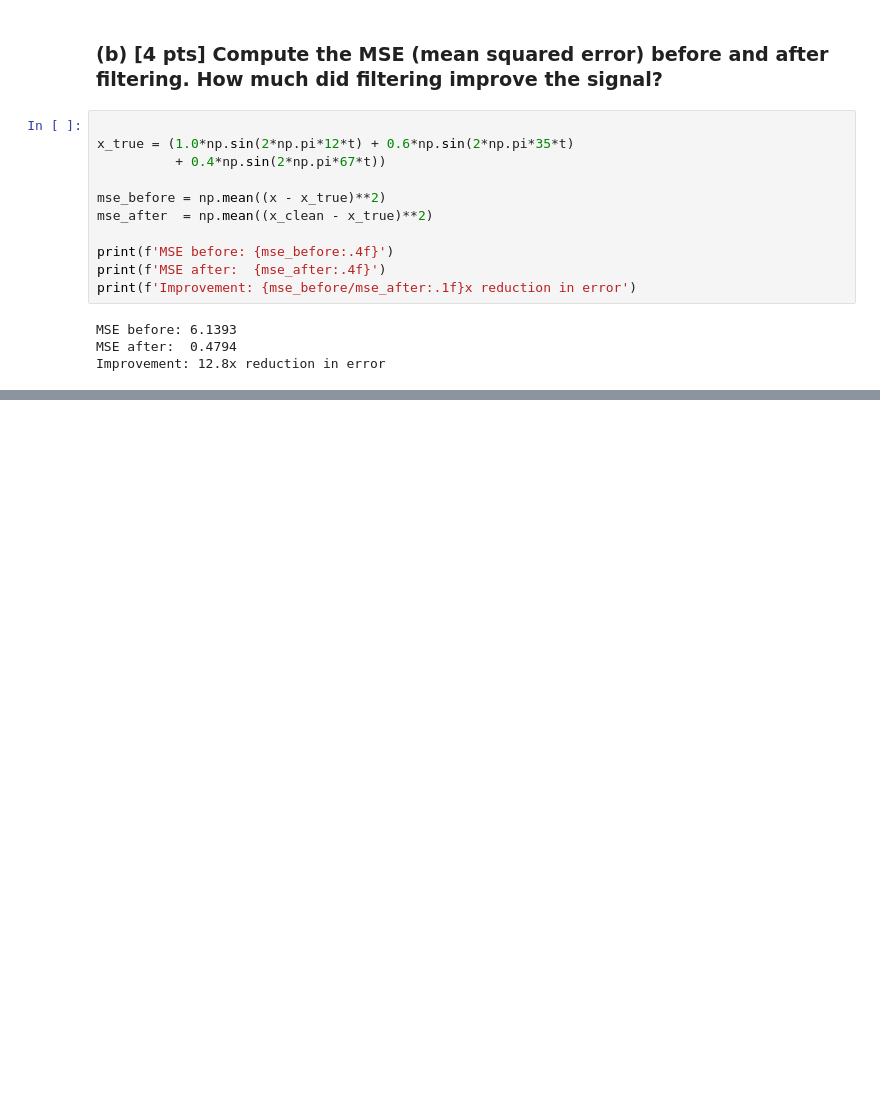
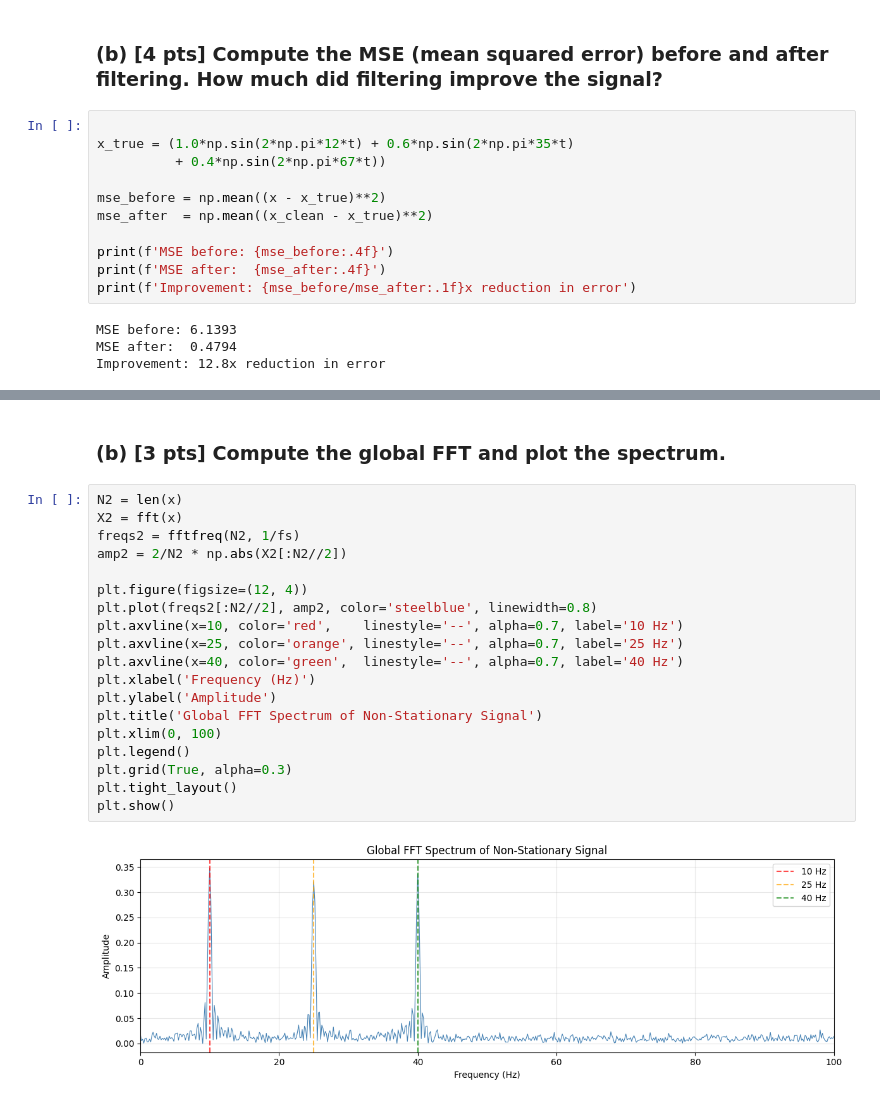
Before and after one commit to arjungiri1234/Spectral-Features-for-Time-Series, a Jupyter notebook: Spectral-features.ipynb, the cells around one changed output, grey strips where cells are left out. Saved outputs shown, nothing was run; the diff lists cells and outputs as text; blank space fills up the shorter version.

```diff
--- a/Spectral-features.ipynb
+++ b/Spectral-features.ipynb
@@ -119,0 +185,23 @@ Improvement: 12.8x reduction in error
+# %% [markdown]
+### (b) [3 pts] Compute the global FFT and plot the spectrum.
+# %%
+N2 = len(x)
+X2 = fft(x)
+freqs2 = fftfreq(N2, 1/fs)
+amp2 = 2/N2 * np.abs(X2[:N2//2])
+
+plt.figure(figsize=(12, 4))
+plt.plot(freqs2[:N2//2], amp2, color='steelblue', linewidth=0.8)
+plt.axvline(x=10, color='red',    linestyle='--', alpha=0.7, label='10 Hz')
+plt.axvline(x=25, color='orange', linestyle='--', alpha=0.7, label='25 Hz')
+plt.axvline(x=40, color='green',  linestyle='--', alpha=0.7, label='40 Hz')
+plt.xlabel('Frequency (Hz)')
+plt.ylabel('Amplitude')
+plt.title('Global FFT Spectrum of Non-Stationary Signal')
+plt.xlim(0, 100)
+plt.legend()
+plt.grid(True, alpha=0.3)
+plt.tight_layout()
+plt.show()
+# %% [output]
+[figure, added]
```
Also changed, not shown: parts of 14 cells of this notebook.
